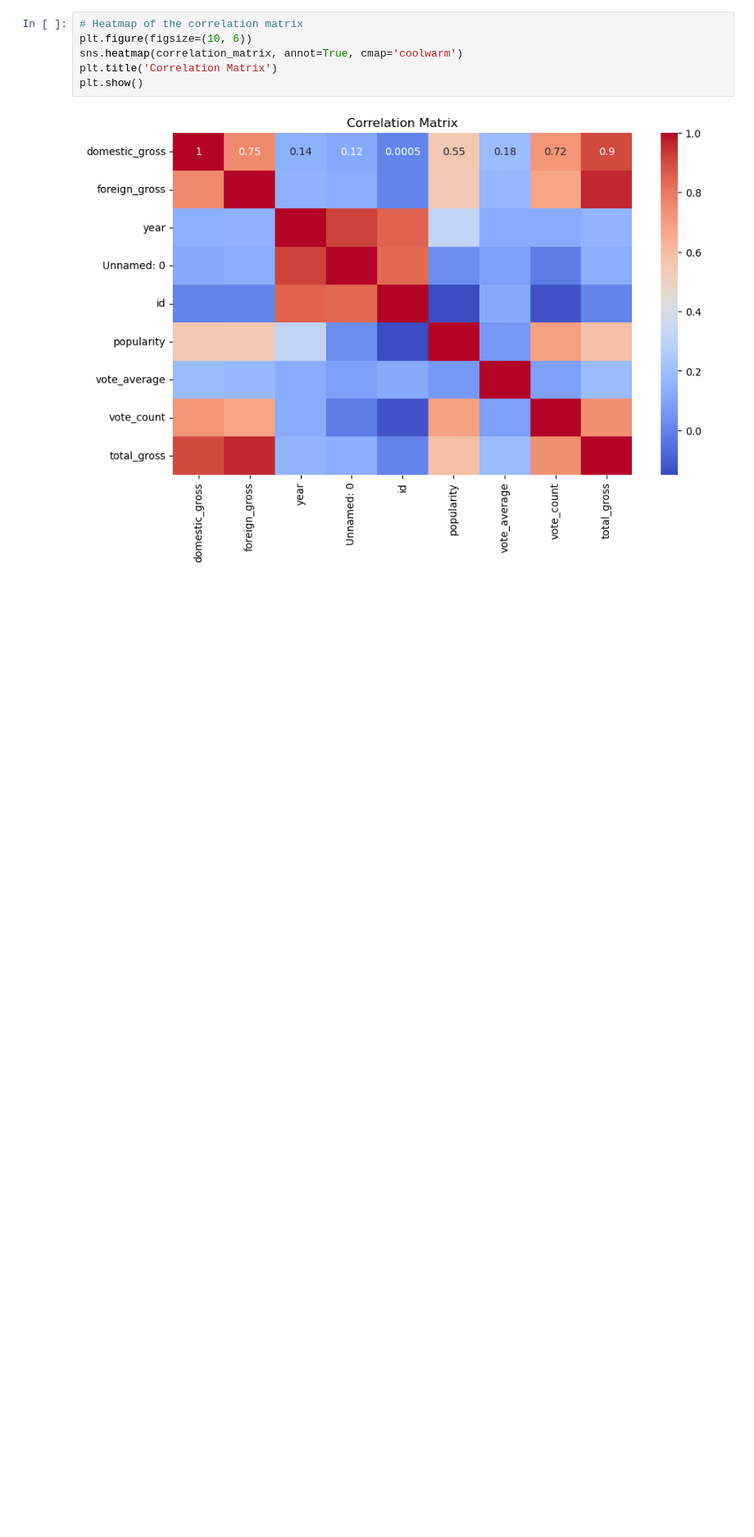
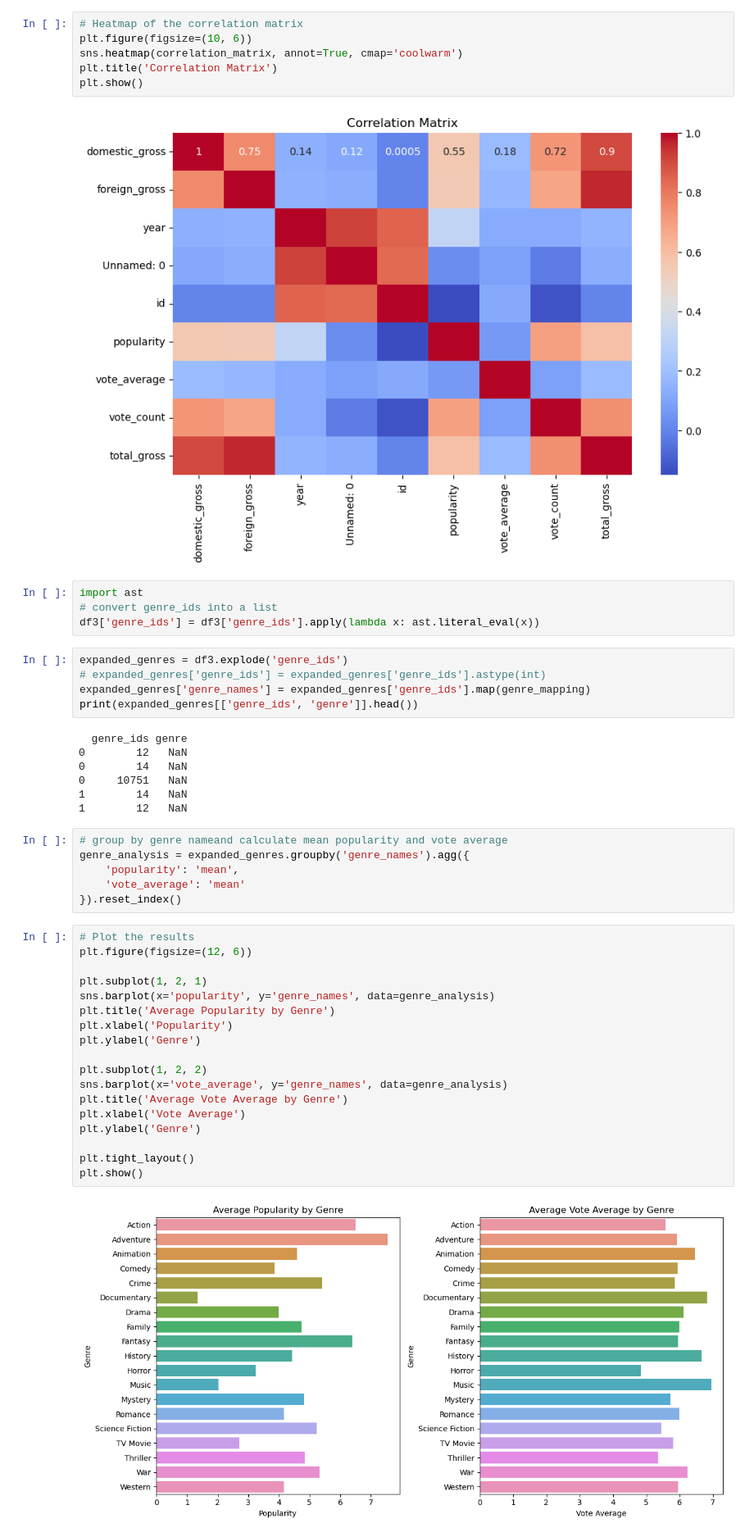
Before and after one commit to DavidGathimbaM/Movie_Analysis, a Jupyter notebook: final.ipynb, the cells around one changed output. Shown: that part at 82% size. Cells and saved outputs as stored; diff of their text form; blank space fills up the shorter version.

```diff
--- a/final.ipynb
+++ b/final.ipynb
@@ -235,3 +235,45 @@ plt.title('Correlation Matrix')
 plt.show()
 # %% [output]
 [figure]
+# %%
+import ast
+# convert genre_ids into a list
+df3['genre_ids'] = df3['genre_ids'].apply(lambda x: ast.literal_eval(x))
+# %%
+expanded_genres = df3.explode('genre_ids')
+# expanded_genres['genre_ids'] = expanded_genres['genre_ids'].astype(int)
+expanded_genres['genre_names'] = expanded_genres['genre_ids'].map(genre_mapping)
+print(expanded_genres[['genre_ids', 'genre']].head())
+# %% [output]
+  genre_ids genre
+0        12   NaN
+0        14   NaN
+0     10751   NaN
+1        14   NaN
+1        12   NaN
+# %%
+# group by genre nameand calculate mean popularity and vote average
+genre_analysis = expanded_genres.groupby('genre_names').agg({
+    'popularity': 'mean',
+    'vote_average': 'mean'
+}).reset_index()
+# %%
+# Plot the results
+plt.figure(figsize=(12, 6))
+
+plt.subplot(1, 2, 1)
+sns.barplot(x='popularity', y='genre_names', data=genre_analysis)
+plt.title('Average Popularity by Genre')
+plt.xlabel('Popularity')
+plt.ylabel('Genre')
+
+plt.subplot(1, 2, 2)
+sns.barplot(x='vote_average', y='genre_names', data=genre_analysis)
+plt.title('Average Vote Average by Genre')
+plt.xlabel('Vote Average')
+plt.ylabel('Genre')
+
+plt.tight_layout()
+plt.show()
+# %% [output]
+[figure, added]
```
Also changed, not shown: parts of 3 cells of this notebook, 10 other files.
